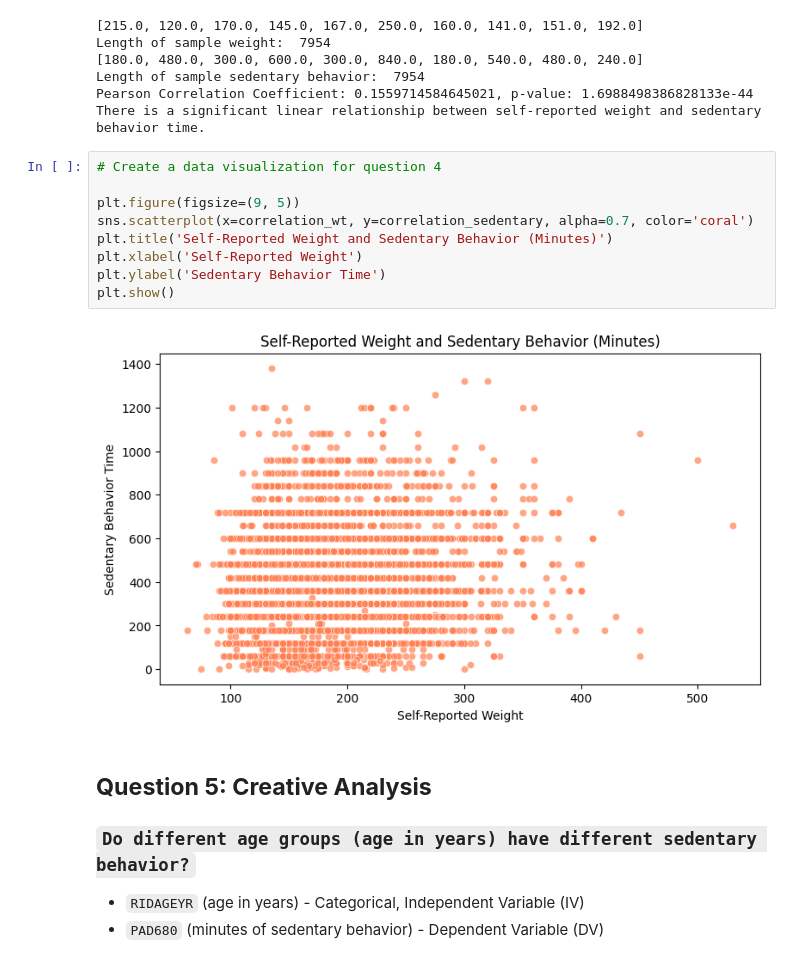
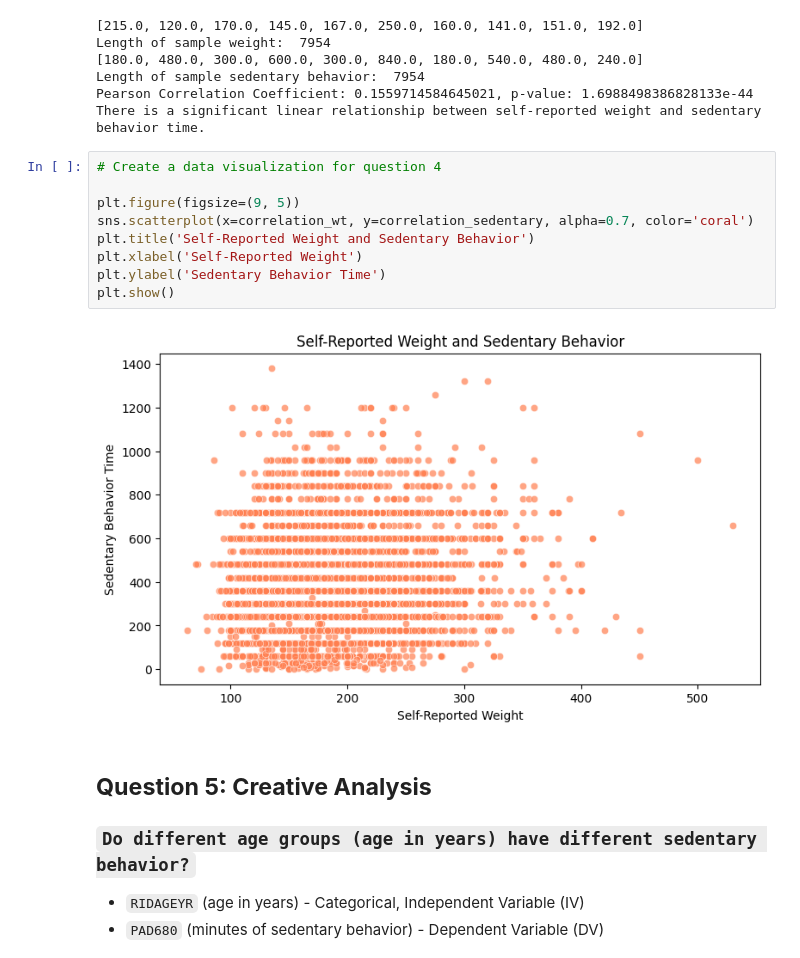
Before and after one commit to raqssoriano/nhanes_inferential_2023, a Jupyter notebook: nhanes_inferential_analysis.ipynb, the cells around one changed output. Drawn from its saved outputs; the diff is of its cells as text.

Commit message:
Steps+Answers to Questions+Analysis+Visuals

```diff
--- a/nhanes_inferential_analysis.ipynb
+++ b/nhanes_inferential_analysis.ipynb
@@ -712,14 +712,14 @@ There is a significant linear relationship between self-reported weight and sede
 # %%
 # Create a data visualization for question 4
 
 plt.figure(figsize=(9, 5))
 sns.scatterplot(x=correlation_wt, y=correlation_sedentary, alpha=0.7, color='coral')
-plt.title('Self-Reported Weight and Sedentary Behavior (Minutes)')
+plt.title('Self-Reported Weight and Sedentary Behavior')
 plt.xlabel('Self-Reported Weight')
 plt.ylabel('Sedentary Behavior Time')
 plt.show()
 # %% [output]
-[figure, old version]
+[figure, new version]
 # %% [markdown]
 ## **Question 5: Creative Analysis**
 
```
Also changed, not shown: parts of 3 cells of this notebook.
